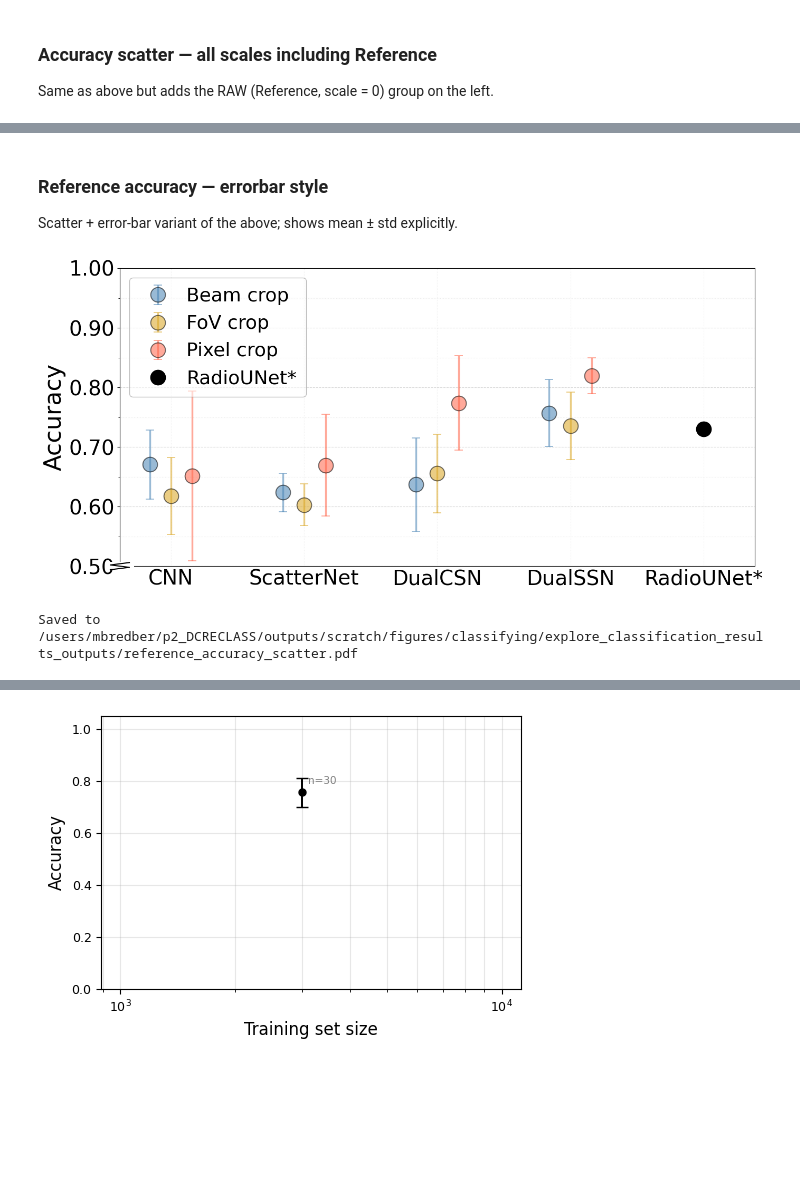
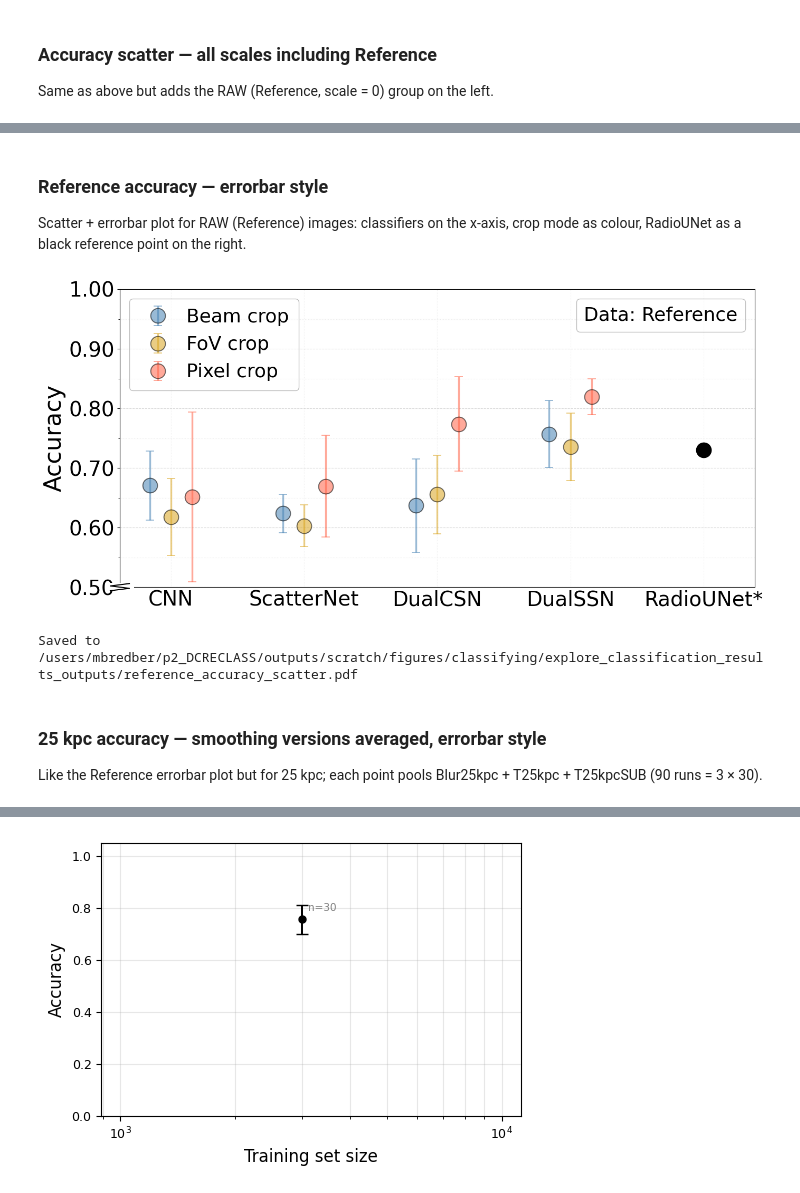
Before and after one commit to MarkusBredberg/dcreclass, a Jupyter notebook: notebooks/explore_classification_results.ipynb, the cells around one changed output, grey strips where cells are left out. Drawn from its saved outputs; the diff is of its cells as text; code cells hidden in the pictures; blank space fills up the shorter version.

```diff
--- a/notebooks/explore_classification_results.ipynb
+++ b/notebooks/explore_classification_results.ipynb
@@ -213,12 +242,9 @@ print('RunConfig defined')
 # %% [output]
 RunConfig defined
 # %%
-import json as _json
-
 @dataclass
 class LegacyRunConfig:
-    """Mimics RunConfig for use with plot_accuracy_bars/load_run.
-
+    """Subset of RunConfig fields needed to read legacy metrics from old-format pkl files.
     _draw_bars calls dataclasses.replace(cfg, version=..., blur_method=...)
     then load_run(cfg).  This class intercepts that call and reads from
     legacy_metrics.json instead of pkl files.
@@ -308,7 +334,7 @@ def load_run(cfg, verbose: bool = True) -> dict:
         '_cluster' : cluster-level diagnostics
         '_cfg'     : the RunConfig used
         '_old_keys': set of metric key suffixes (subset_fold_exp_lr_reg) whose
-                     data came from old_metrics_dir.  Used by plot_accuracy_bars()
+                     data came from old_metrics_dir.
                      to draw those bars hollow.
     """
     if isinstance(cfg, LegacyRunConfig):
@@ -3641,12 +3864,14 @@ Saved: /users/mbredber/p2_DCRECLASS/outputs/scratch/figures/classifying/explore_
 # %% [markdown]
 ### Reference accuracy — errorbar style
-Scatter + error-bar variant of the above; shows mean ± std explicitly.
+Scatter + errorbar plot for RAW (Reference) images: classifiers on the x-axis, crop mode as colour, RadioUNet as a black reference point on the right.
 # %%
 # ── Reference (RAW) accuracy — scatter/errorbar style ─────────────────────────
 # X-axis: classifier   Colour: crop mode
 # Analogous to accuracy_comparison.pdf (same marker/font/break style).
 
 RADIOUNET_VALUE_REF = 0.73
+RESULT_VERSION_PRIORITY = ['latest']
+
 
 _ref2_clfs = [
     ('CNN',
@@ -3663,14 +3888,14 @@ _ref2_clfs = [
      {'beam_crop': LegacyRunConfig(classifier='DualSSN', section='beam_cropping')}),
 ]
 
-_ref2_crops    = ['beam_crop',  'fov_crop',  'pixel_crop']
-_ref2_labels   = ['Beam crop',  'FoV crop',  'Pixel crop']
-_ref2_colours  = ['steelblue',  'goldenrod', 'tomato']
+_ref2_crops   = ['beam_crop',  'fov_crop',  'pixel_crop']
+_ref2_labels  = ['Beam crop',  'FoV crop',  'Pixel crop']
+_ref2_colours = ['steelblue',  'goldenrod', 'tomato']
 
 # X-axis: classifiers at integer positions; crops offset within each group
 _ref2_n_sub   = len(_ref2_crops)
 _ref2_group_w = 2.4
-_ref2_step    = _ref2_group_w / _ref2_n_sub          # spacing between crop dots
+_ref2_step    = _ref2_group_w / _ref2_n_sub
 _ref2_clf_x   = {lbl: i * 5.0 for i, (lbl, *_) in enumerate(_ref2_clfs)}
 
 fig_ref2, ax_ref2 = plt.subplots(figsize=(14, 6.5))
@@ -3703,8 +3928,11 @@ for clf_label, base_cfg, fallbacks in _ref2_clfs:
             label=crop_lbl if clf_label == _ref2_clfs[0][0] else '_nolegend_',
         )
 
-# ── RadioUNet as a separate "classifier" (black dot with asterisk) ────────────
-_radio_x = _ref2_xticks[-1] + 5.0  # place to the right of last classifier
+# ── X-axis tick positions (needed before RadioUNet placement) ──────────────────
+_ref2_xticks = [_ref2_clf_x[lbl] for lbl, *_ in _ref2_clfs]
+
+# ── RadioUNet as a separate "classifier" (black dot, excluded from legend) ─────
+_radio_x = _ref2_xticks[-1] + 5.0
 
 ax_ref2.errorbar(
     _radio_x, RADIOUNET_VALUE_REF,
@@ -3712,44 +3940,58 @@ ax_ref2.errorbar(
     markersize=20, markeredgewidth=1.4, markeredgecolor='black',
     linestyle='none',
     zorder=4,
-    label='RadioUNet*'
+    label='_nolegend_'
 )
 
 # ── Y-axis ─────────────────────────────────────────────────────────────────────
 ax_ref2.set_ylim(Y_MIN, Y_MAX)
 ax_ref2.yaxis.set_major_locator(ticker.MultipleLocator(0.10))
 ax_ref2.yaxis.set_minor_locator(ticker.MultipleLocator(0.05))
 ax_ref2.yaxis.set_major_formatter(ticker.FormatStrFormatter('%.2f'))
 ax_ref2.tick_params(axis='y', labelsize=28)
 ax_ref2.set_ylabel('Accuracy', fontsize=32)
 draw_yaxis_break(ax_ref2, y_break=0.0)
 
 # ── X-axis ─────────────────────────────────────────────────────────────────────
-_ref2_xticks = [_ref2_clf_x[lbl] for lbl, *_ in _ref2_clfs] + [_radio_x]
+_ref2_xticks      = _ref2_xticks + [_radio_x]
 _ref2_xticklabels = [lbl for lbl, *_ in _ref2_clfs] + ['RadioUNet*']
 ax_ref2.set_xticks(_ref2_xticks)
 ax_ref2.set_xticklabels(_ref2_xticklabels, fontsize=28)
 ax_ref2.tick_params(axis='x', which='both', length=0)
 
-# ── Grid / style ──────────────────────────────────────────────────────────────
+# ── Grid / style ───────────────────────────────────────────────────────────────
 ax_ref2.grid(axis='y', which='major', linestyle='--', alpha=0.5)
 ax_ref2.grid(axis='y', which='minor', linestyle=':', alpha=0.25)
 ax_ref2.grid(axis='x', linestyle=':', alpha=0.2)
 
 _x_margin = _ref2_group_w * 0.8
 ax_ref2.set_xlim(_ref2_xticks[0] - _x_margin, _radio_x + _x_margin)
 
-# ── Legend ────────────────────────────────────────────────────────────────────
+# ── Legends ────────────────────────────────────────────────────────────────────
 _h2, _l2 = ax_ref2.get_legend_handles_labels()
-ax_ref2.legend(_h2, _l2, fontsize=26, framealpha=0.55,
-               edgecolor='#888888', loc='upper left',
-               handletextpad=0.5, borderpad=0.5)
+
+# Crop-mode legend (top left) — kept alive with add_artist
+_leg_crops = ax_ref2.legend(_h2, _l2, fontsize=26, framealpha=0.55,
+                            edgecolor='#888888', loc='upper left',
+                            handletextpad=0.5, borderpad=0.5)
+ax_ref2.add_artist(_leg_crops)
+
+# Dataset label legend (top right) — invisible handle, text only
+ax_ref2.legend(
+    [plt.Line2D([0], [0], linestyle='none')],
+    ['Data: Reference'],
+    fontsize=26, framealpha=0.55, edgecolor='#888888',
+    loc='upper right', handlelength=0, handletextpad=0
+)
 
 fig_ref2.tight_layout()
 _fname_ref2 = os.path.join(OUTPUT_DIR, 'reference_accuracy_scatter.pdf')
 fig_ref2.savefig(_fname_ref2, bbox_inches='tight')
 plt.show()
 print(f'Saved to {_fname_ref2}')
 # %% [output]
-[figure, old version]
+[figure, new version]
 Saved to /users/mbredber/p2_DCRECLASS/outputs/scratch/figures/classifying/explore_classification_results_outputs/reference_accuracy_scatter.pdf
+# %% [markdown]
+### 25 kpc accuracy — smoothing versions averaged, errorbar style
+Like the Reference errorbar plot but for 25 kpc; each point pools Blur25kpc + T25kpc + T25kpcSUB (90 runs = 3 × 30).
```
Also changed, not shown: parts of 45 cells of this notebook, 2 other files.
